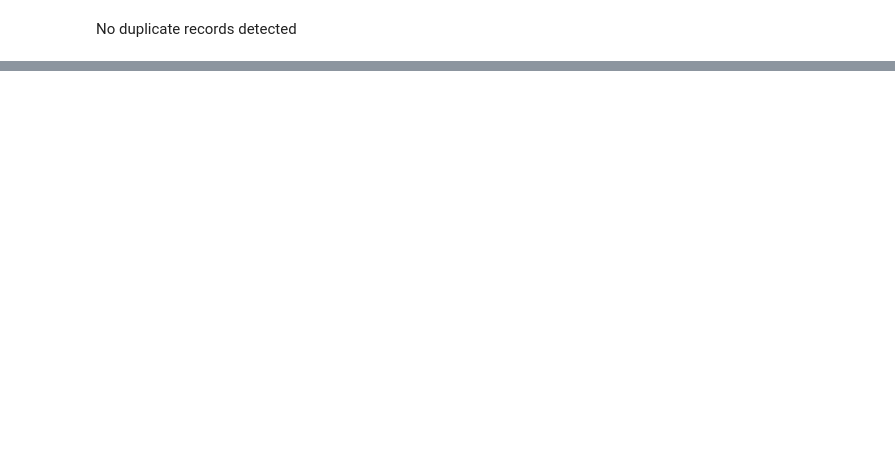
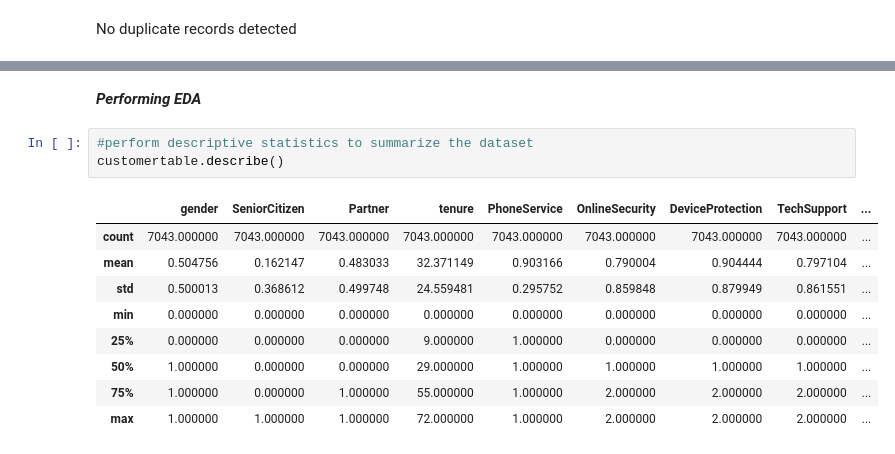
Before and after one commit to SIRuqayyah/Customer-Churn-Analysis, a Jupyter notebook: customer_churn_Analysis.ipynb, the cells around one changed output, grey strips where cells are left out. Cells and saved outputs as stored; diff of their text form; blank space fills up the shorter version.

```diff
--- a/customer_churn_Analysis.ipynb
+++ b/customer_churn_Analysis.ipynb
@@ -141,0 +203,15 @@ Note: you may need to restart the kernel to use updated packages.
+# %% [markdown]
+***Performing EDA***
+# %%
+#perform descriptive statistics to summarize the dataset
+customertable.describe()
+# %% [output]
+|  | gender | SeniorCitizen | Partner | tenure | PhoneService | OnlineSecurity | DeviceProtection | TechSupport | ... |
+| count | 7043.000000 | 7043.000000 | 7043.000000 | 7043.000000 | 7043.000000 | 7043.000000 | 7043.000000 | 7043.000000 | ... |
+| mean | 0.504756 | 0.162147 | 0.483033 | 32.371149 | 0.903166 | 0.790004 | 0.904444 | 0.797104 | ... |
+| std | 0.500013 | 0.368612 | 0.499748 | 24.559481 | 0.295752 | 0.859848 | 0.879949 | 0.861551 | ... |
+| min | 0.000000 | 0.000000 | 0.000000 | 0.000000 | 0.000000 | 0.000000 | 0.000000 | 0.000000 | ... |
+| 25% | 0.000000 | 0.000000 | 0.000000 | 9.000000 | 1.000000 | 0.000000 | 0.000000 | 0.000000 | ... |
+| 50% | 1.000000 | 0.000000 | 0.000000 | 29.000000 | 1.000000 | 1.000000 | 1.000000 | 1.000000 | ... |
+| 75% | 1.000000 | 0.000000 | 1.000000 | 55.000000 | 1.000000 | 2.000000 | 2.000000 | 2.000000 | ... |
+| max | 1.000000 | 1.000000 | 1.000000 | 72.000000 | 1.000000 | 2.000000 | 2.000000 | 2.000000 | ... |
```
Also changed, not shown: parts of 9 cells of this notebook.
